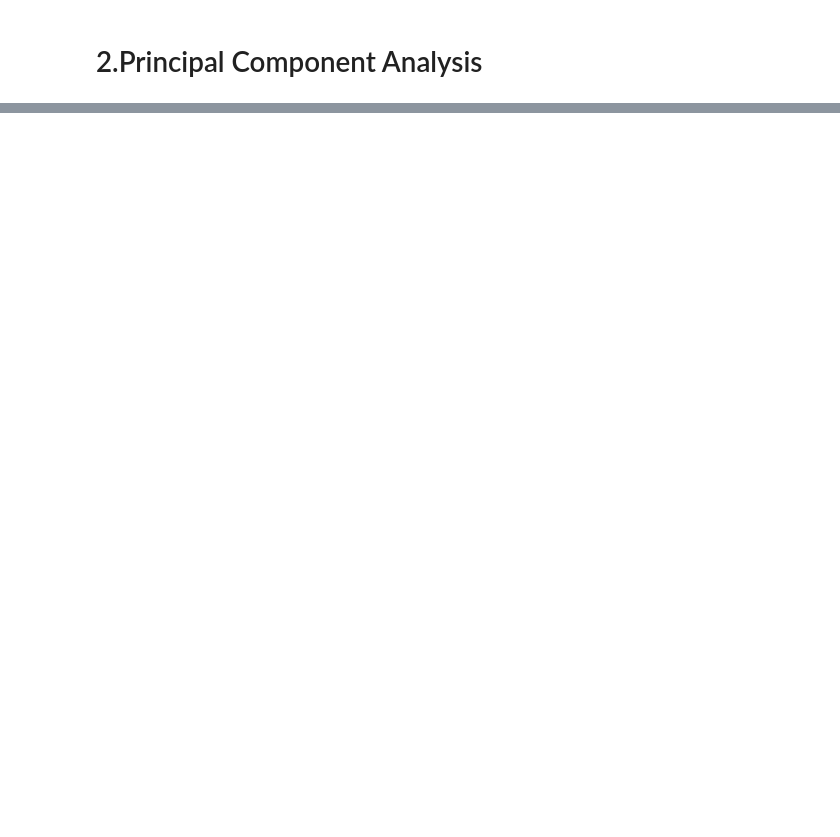
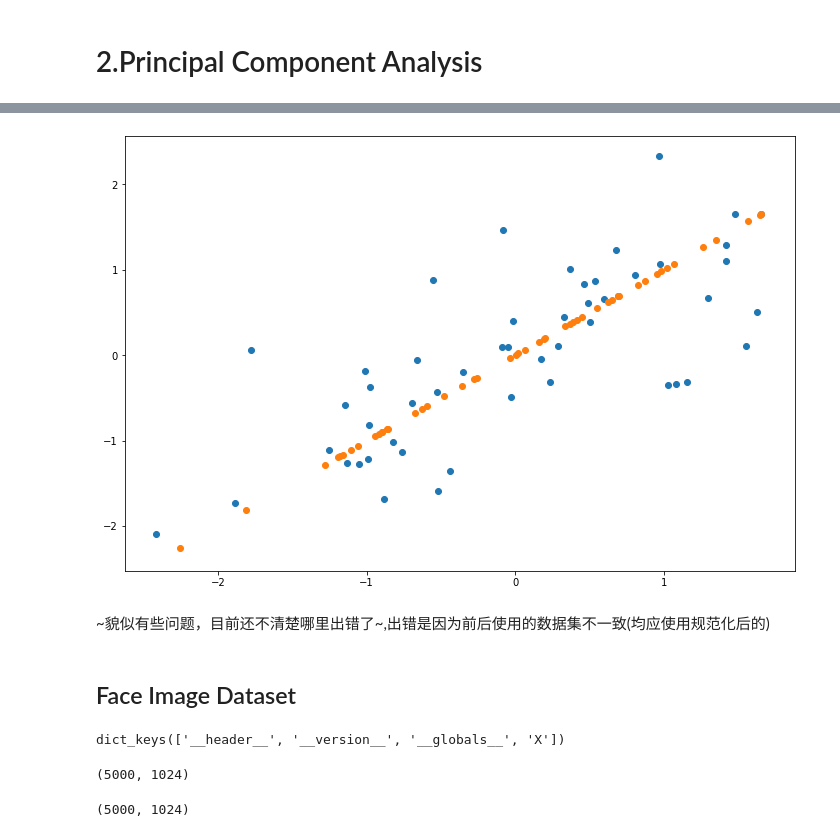
Before and after one commit to mmmcn/data-science-learn, a Jupyter notebook: machinelearning/Coursera-ML-AndrewNg-Exercises/ex7-Kmeans and PCA/main.ipynb, the cells around one changed output, grey strips where cells are left out. Drawn from its saved outputs; the diff is of its cells as text; code cells hidden in the pictures; blank space fills up the shorter version.

```diff
--- a/machinelearning/Coursera-ML-AndrewNg-Exercises/ex7-Kmeans and PCA/main.ipynb
+++ b/machinelearning/Coursera-ML-AndrewNg-Exercises/ex7-Kmeans and PCA/main.ipynb
@@ -299,0 +478,27 @@ plt.show()
+# %%
+fig, ax = plt.subplots(figsize=(12, 8))
+ax.scatter(X_norm[:, 0],X_norm[:, 1])
+ax.scatter(X_recovered[:, 0],X_recovered[:, 1])
+plt.show()
+# %% [output]
+[figure, added]
+# %% [markdown]
+~貌似有些问题，目前还不清楚哪里出错了~,出错是因为前后使用的数据集不一致(均应使用规范化后的)
+# %% [markdown]
+## Face Image Dataset
+# %%
+mat = loadmat('./data/ex7faces.mat')
+mat.keys()
+# %% [output]
+dict_keys(['__header__', '__version__', '__globals__', 'X'])
+# %%
+data = mat['X']
+data.shape
+# %% [output]
+(5000, 1024)
+# %%
+# 将图片顺时针旋转90度, 为啥这样做，我也不清楚
+X = np.array([x.reshape((32, 32)).T.reshape(1024) for x in mat.get('X')])
+X.shape
+# %% [output]
+(5000, 1024)
```
Also changed, not shown: parts of 37 cells of this notebook.
